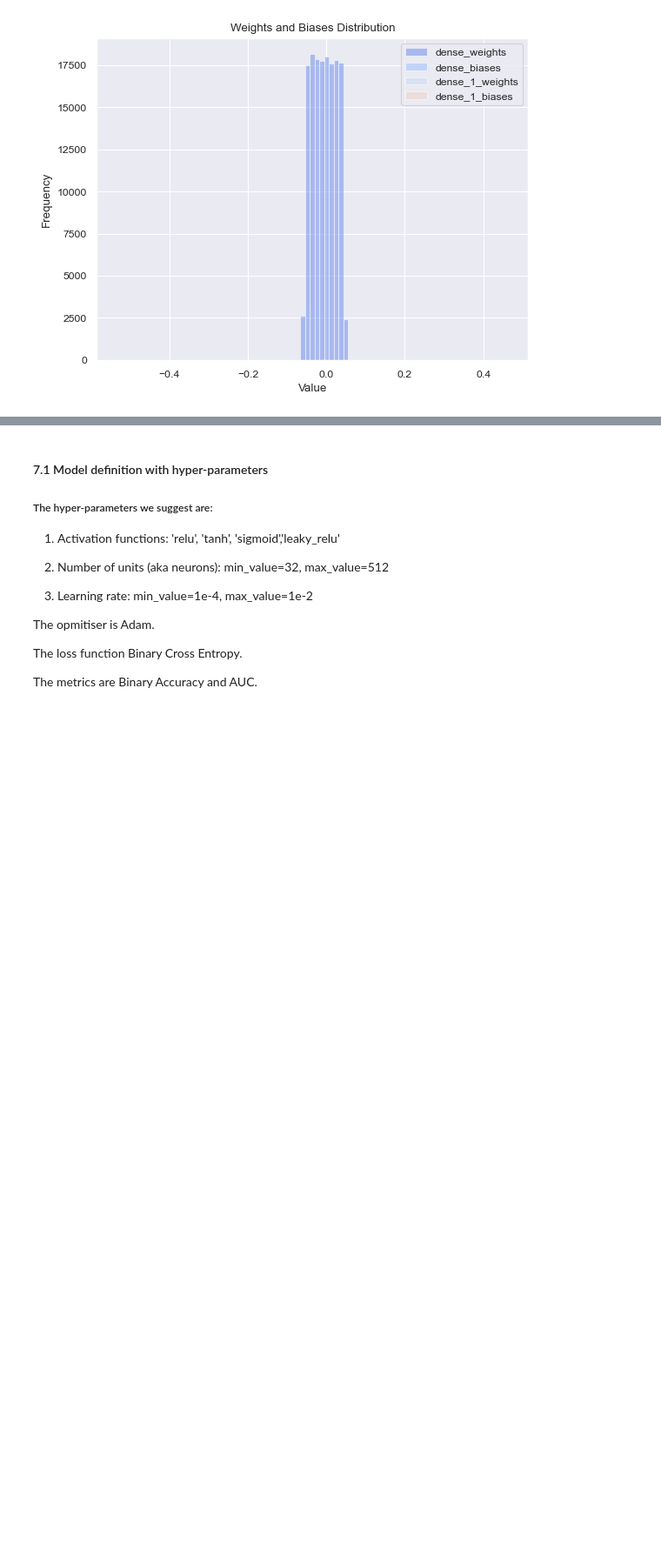
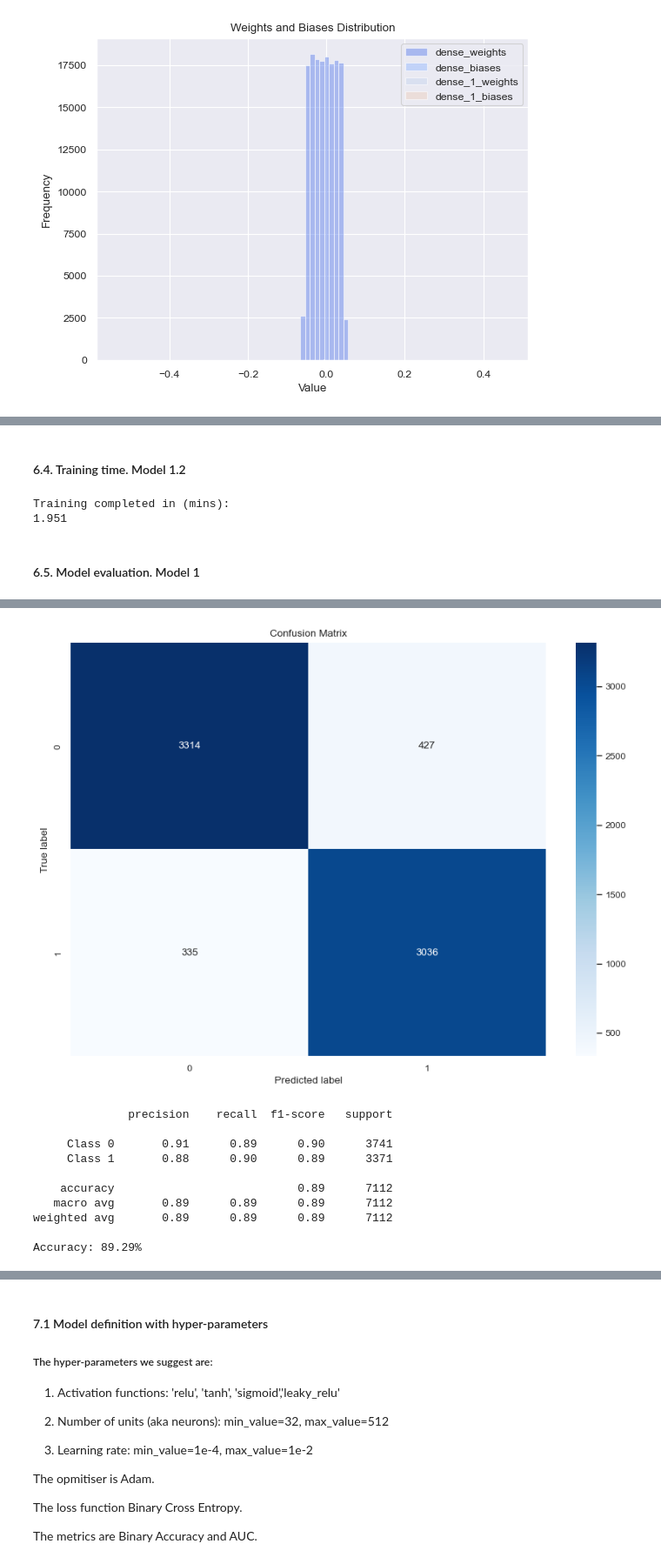
Before and after one commit to Fercv87/DL_Assignment, a Jupyter notebook: 20240303_Neural_networks_Face_Recognition_v6_KERAS.ipynb, the cells around one changed output, grey strips where cells are left out. Shown at 87% size. Cells and saved outputs as stored; diff of their text form; code cells hidden in the pictures; blank space fills up the shorter version.

```diff
--- a/20240303_Neural_networks_Face_Recognition_v6_KERAS.ipynb
+++ b/20240303_Neural_networks_Face_Recognition_v6_KERAS.ipynb
@@ -960,3 +960,12 @@ plt.ylabel('Frequency')
 plt.show()
 # %% [output]
 [figure]
+# %%
+# Initialize the DataProcessor instance
+data_processor = DataProcessor(age_gender_data, 'gender')
+
+# Create the training dataset using the DataProcessor instance
+train_dataset_2= data_processor.create_subset_dataset(data_processor.train_indices, batch_size=64, shuffle=True)
+
+# Create the validation dataset using the DataProcessor instance
+val_dataset_2 = data_processor.create_subset_dataset(data_processor.val_indices, batch_size=64, shuffle=False)
@@ -962,0 +974,7 @@ plt.show()
+# %%
+start_time = time.time()
+history = model.fit(train_dataset_2,
+                    epochs=1,
+                    validation_data=val_dataset_2,
+                    callbacks=[lr_logger, stop_early])
+end_time = time.time()
@@ -962,0 +983,41 @@ plt.show()
+# %% [markdown]
+#### 6.4. Training time. Model 1.2
+# %%
+# Calculate and print the duration
+duration_mins = (end_time - start_time)/60
+print(f'{Back.RED}Training completed in (mins):{Back.RESET}',
+    f"\n{Back.BLUE}{duration_mins:.3f}{Back.RESET}")
+# %% [output]
+Training completed in (mins):
+1.951
+# %% [markdown]
+#### 6.5. Model evaluation. Model 1
+# %%
+
+# Predict the labels for the validation set
+y_pred_probs = model.predict(val_dataset_2)
+y_pred = (y_pred_probs > 0.5).astype(int).reshape(-1)
+
+#y_pred = (y_pred_probs > 0.5).astype(int)  # Threshold probabilities to get binary class labels
+
+# Extract true labels from the validation dataset
+y_true = np.concatenate([np.array([y.numpy()]) for x, y in val_dataset_2.unbatch()], axis=0)
+
+# Calculate the confusion matrix
+cm = confusion_matrix(y_true, y_pred)
+
+# Plotting the confusion matrix
+plt.figure(figsize=(10, 7))
+sns.heatmap(cm, annot=True, fmt='d', cmap='Blues')
+plt.title('Confusion Matrix')
+plt.ylabel('True label')
+plt.xlabel('Predicted label')
+plt.show()
+
+# Print the classification report for all metrics
+print(classification_report(y_true, y_pred, target_names=['Class 0', 'Class 1']))
+
+# Calculate and print the accuracy
+accuracy = accuracy_score(y_true, y_pred)
+print(f"Accuracy: {accuracy * 100:.2f}%")
+# %% [output]
@@ -962,0 +1025,11 @@ plt.show()
+[figure, added]
+              precision    recall  f1-score   support
+
+     Class 0       0.91      0.89      0.90      3741
+     Class 1       0.88      0.90      0.89      3371
+
+    accuracy                           0.89      7112
+   macro avg       0.89      0.89      0.89      7112
+weighted avg       0.89      0.89      0.89      7112
+
+Accuracy: 89.29%
```
Also changed, not shown: parts of 13 cells of this notebook.
